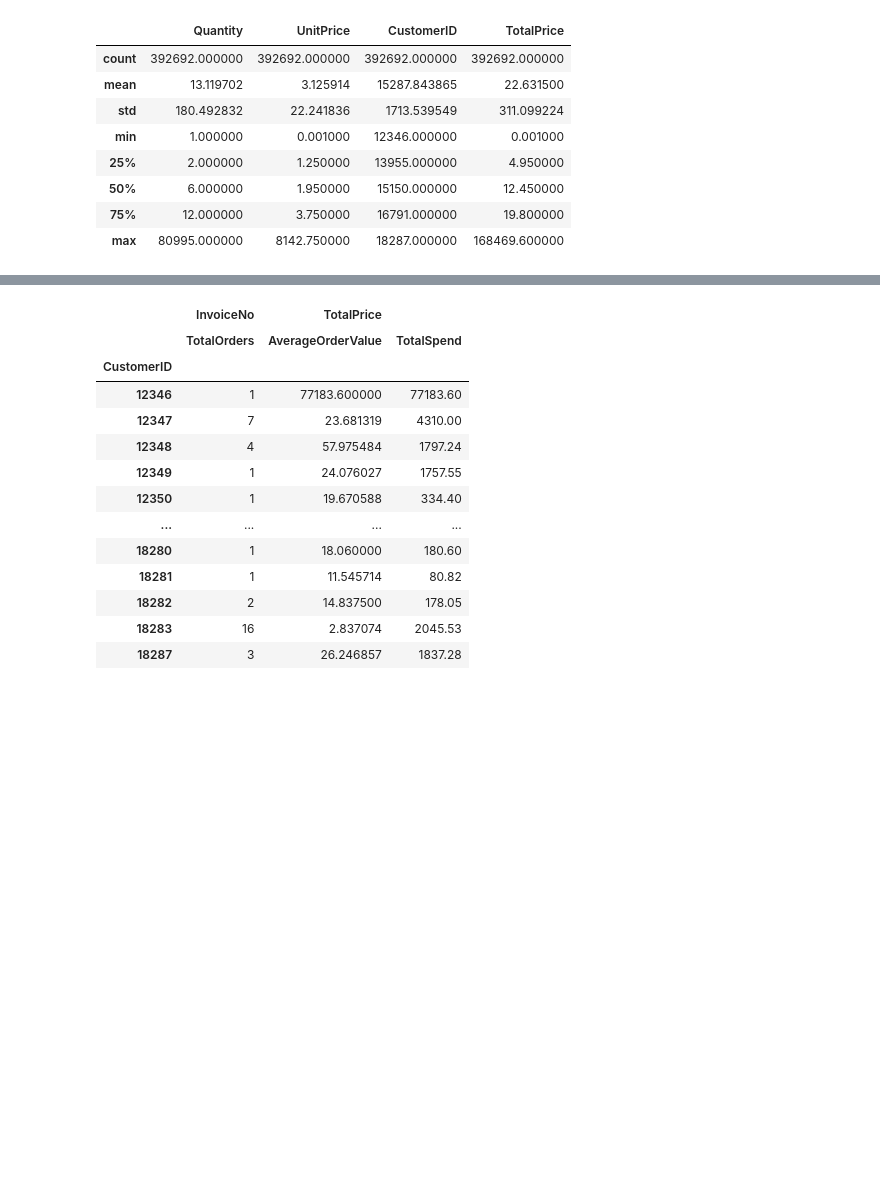
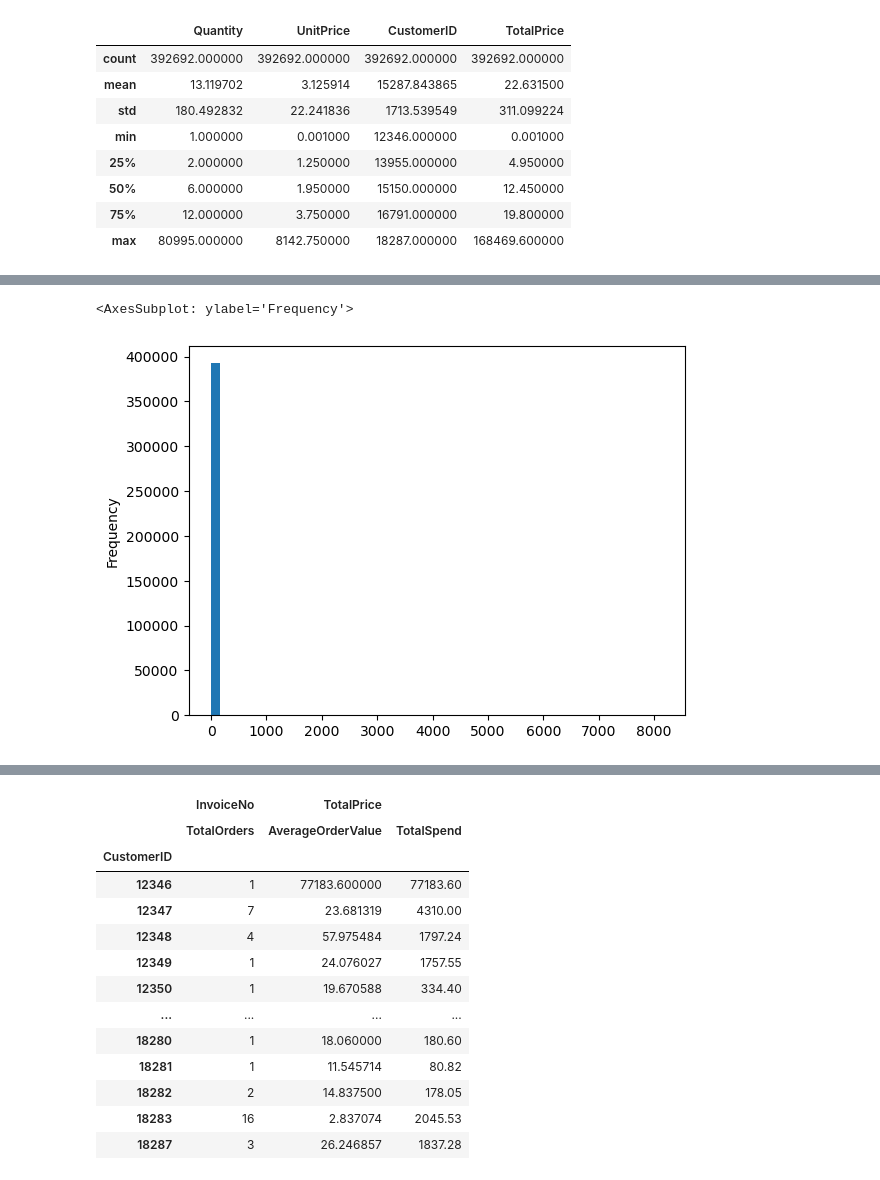
Before and after one commit to kflemming30/Customer-Segmentation, a Jupyter notebook: Segmentation.ipynb, the cells around one changed output, grey strips where cells are left out. Drawn from its saved outputs; the diff is of its cells as text; code cells hidden in the pictures; blank space fills up the shorter version.

```diff
--- a/Segmentation.ipynb
+++ b/Segmentation.ipynb
@@ -166,0 +165,5 @@ onlineretail_cleaned.describe()
+# %%
+onlineretail_cleaned['UnitPrice'].plot(kind='hist', bins=50)
+# %% [output]
+<AxesSubplot: ylabel='Frequency'>
+[figure, added]
```
Also changed, not shown: parts of 34 cells of this notebook, 1 other file.
